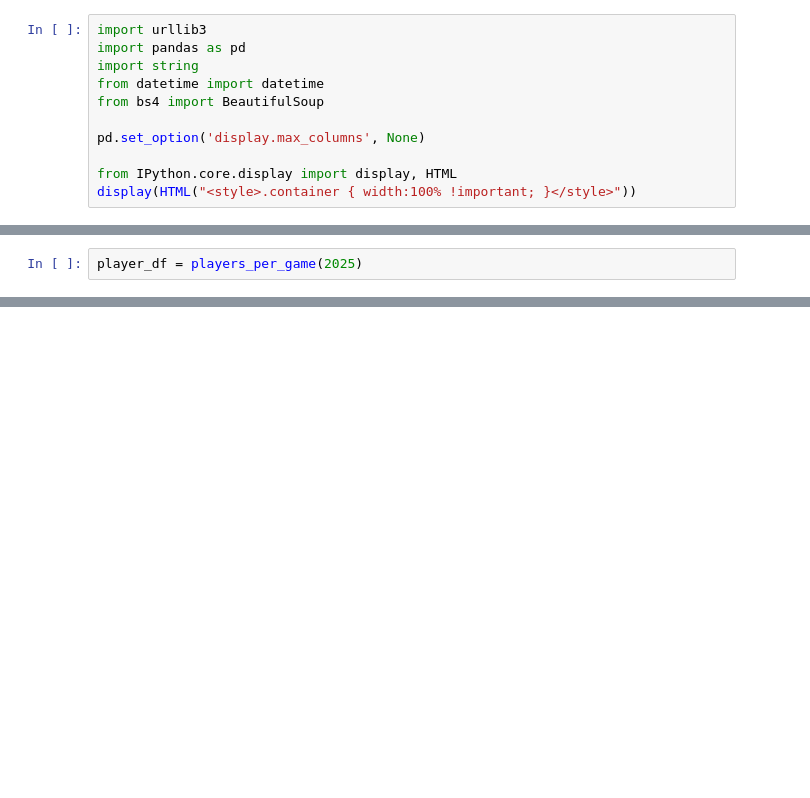
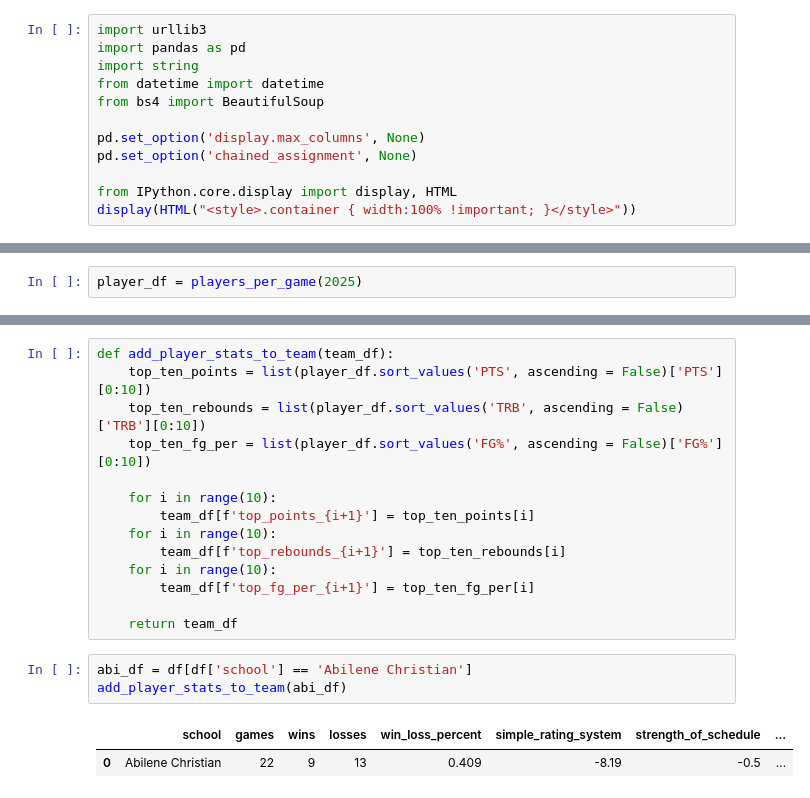
Before and after one commit to ncantle/cbb_prediction, a Jupyter notebook: cbb_eda.ipynb, the cells around one changed output, grey strips where cells are left out. Drawn from its saved outputs; the diff is of its cells as text; blank space fills up the shorter version.

Commit message:
initial adding player stats to team stats, exploring how to scrape advanced stats table

```diff
--- a/cbb_eda.ipynb
+++ b/cbb_eda.ipynb
@@ -6,6 +6,7 @@ from datetime import datetime
 from bs4 import BeautifulSoup
 
 pd.set_option('display.max_columns', None)
+pd.set_option('chained_assignment', None)
 
 from IPython.core.display import display, HTML
 display(HTML("<style>.container { width:100% !important; }</style>"))
@@ -142,0 +141,20 @@ player_df
+# %%
+def add_player_stats_to_team(team_df):
+    top_ten_points = list(player_df.sort_values('PTS', ascending = False)['PTS'][0:10])
+    top_ten_rebounds = list(player_df.sort_values('TRB', ascending = False)['TRB'][0:10])
+    top_ten_fg_per = list(player_df.sort_values('FG%', ascending = False)['FG%'][0:10])
+
+    for i in range(10):
+        team_df[f'top_points_{i+1}'] = top_ten_points[i]
+    for i in range(10):
+        team_df[f'top_rebounds_{i+1}'] = top_ten_rebounds[i]
+    for i in range(10):
+        team_df[f'top_fg_per_{i+1}'] = top_ten_fg_per[i]
+
+    return team_df
+# %%
+abi_df = df[df['school'] == 'Abilene Christian']
+add_player_stats_to_team(abi_df)
+# %% [output]
+|  | school | games | wins | losses | win_loss_percent | simple_rating_system | strength_of_schedule | ... |
+| 0 | Abilene Christian | 22 | 9 | 13 | 0.409 | -8.19 | -0.5 | ... |
```
Also changed, not shown: parts of 3 cells of this notebook, 1 other file.
